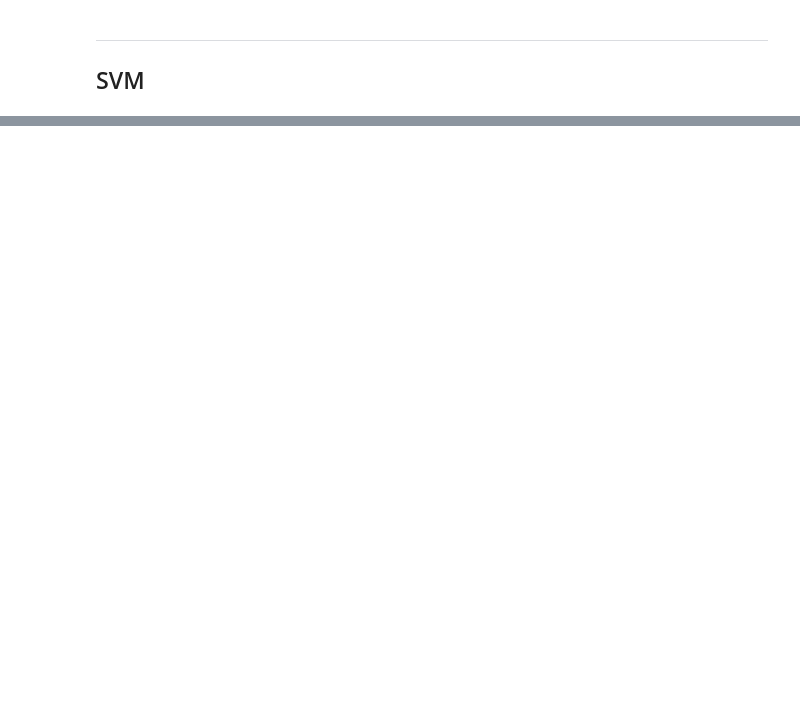
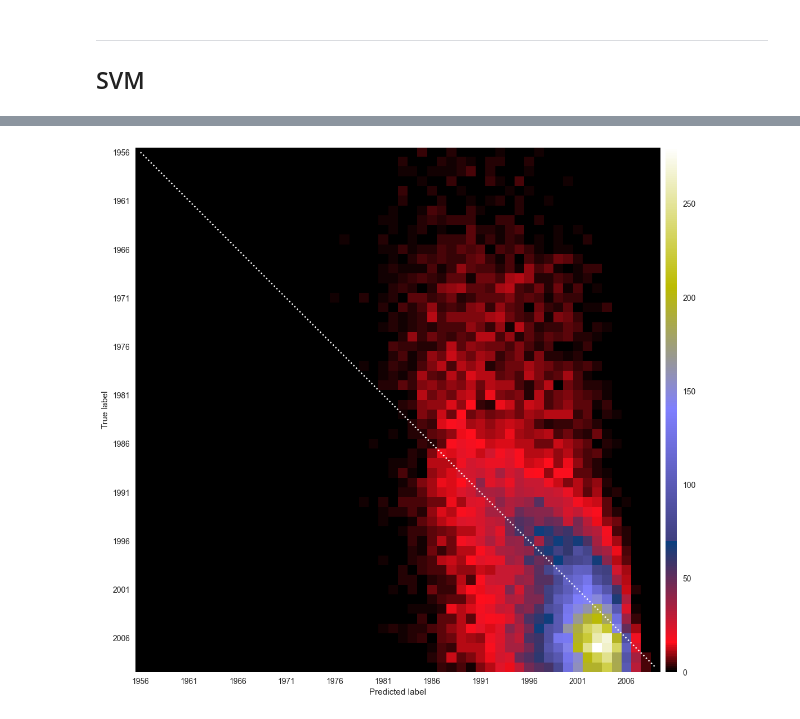
Before and after one commit to RiccardoEvangelisti/Data-Analytics-Project, a Jupyter notebook: Train_Module/1_ClassicML.ipynb, the cells around one changed output, grey strips where cells are left out. Saved outputs shown, nothing was run; the diff lists cells and outputs as text; code cells hidden in the pictures; blank space fills up the shorter version.

```diff
--- a/Train_Module/1_ClassicML.ipynb
+++ b/Train_Module/1_ClassicML.ipynb
@@ -498,9 +543,14 @@ print_results(
 param_estimator = {
     "svr__epsilon": [0.01],
     "svr__C": [10],  # 0.1, 1, 100, 500, 5, 20, 8, 9,15
-    # "svr__fit_intercept": [True, False],
     "svr__max_iter": [2000],
-    # "svr__intercept_scaling": [1, 2]
 }
 
-name_estimator, best_preprocessor, best_estimator, best_predictions = gridSearch("svr", LinearSVR(dual="auto", random_state=random_state), param_estimator, True)
+name_estimator = "svr"
+
+best_preprocessor, best_estimator, best_predictions = gridSearch(
+    name_estimator,
+    LinearSVR(dual="auto", random_state=random_state),
+    param_estimator,
+    False,
+)
@@ -517,7 +572,9 @@ Best:
 # %%
-print_results(
+save_display_results(
     name_estimator,
     best_preprocessor,
     best_estimator,
     best_predictions,
 )
+# %% [output]
+[figure, added]
```
Also changed, not shown: parts of 16 cells of this notebook, 6 other files.
